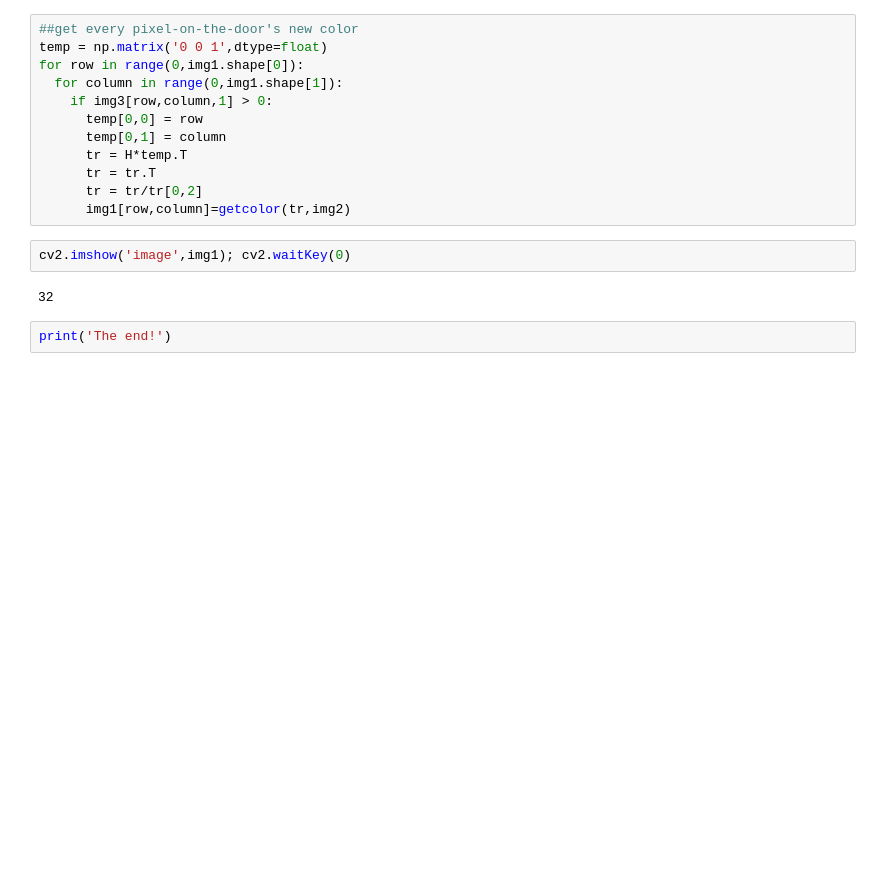
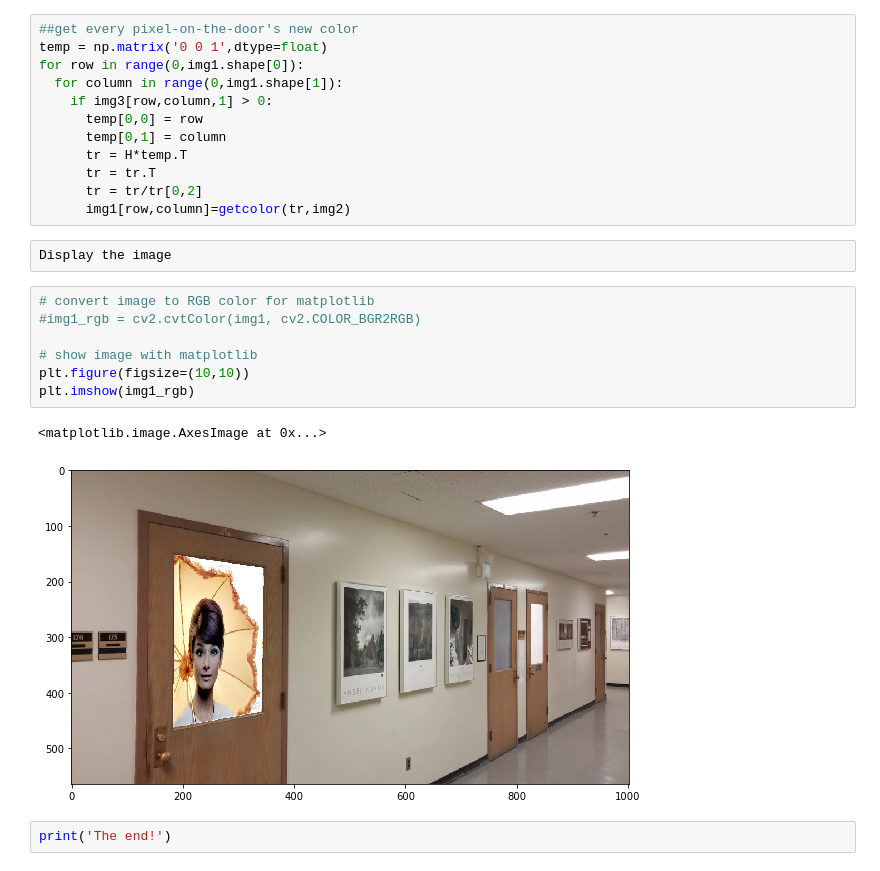
Before and after one commit to dhivakark/ahws_17, a Jupyter notebook: examples/src/2.projective_distortion.ipynb, the cells around one changed output. Cells and saved outputs as stored; diff of their text form; blank space fills up the shorter version.

```diff
--- a/examples/src/2.projective_distortion.ipynb
+++ b/examples/src/2.projective_distortion.ipynb
@@ -114,10 +148,18 @@ for row in range(0,img1.shape[0]):
       tr = tr.T
       tr = tr/tr[0,2]
       img1[row,column]=getcolor(tr,img2)
-# %%
-cv2.imshow('image',img1); cv2.waitKey(0)
-# %% [output]
-32
+# %%
+Display the image
+# %%
+# convert image to RGB color for matplotlib
+#img1_rgb = cv2.cvtColor(img1, cv2.COLOR_BGR2RGB)
+
+# show image with matplotlib
+plt.figure(figsize=(10,10))
+plt.imshow(img1_rgb)
+# %% [output]
+<matplotlib.image.AxesImage at 0x...>
+[figure, added]
 # %%
 print('The end!')
 # %% [output]
```
Also changed, not shown: parts of 14 cells of this notebook.
